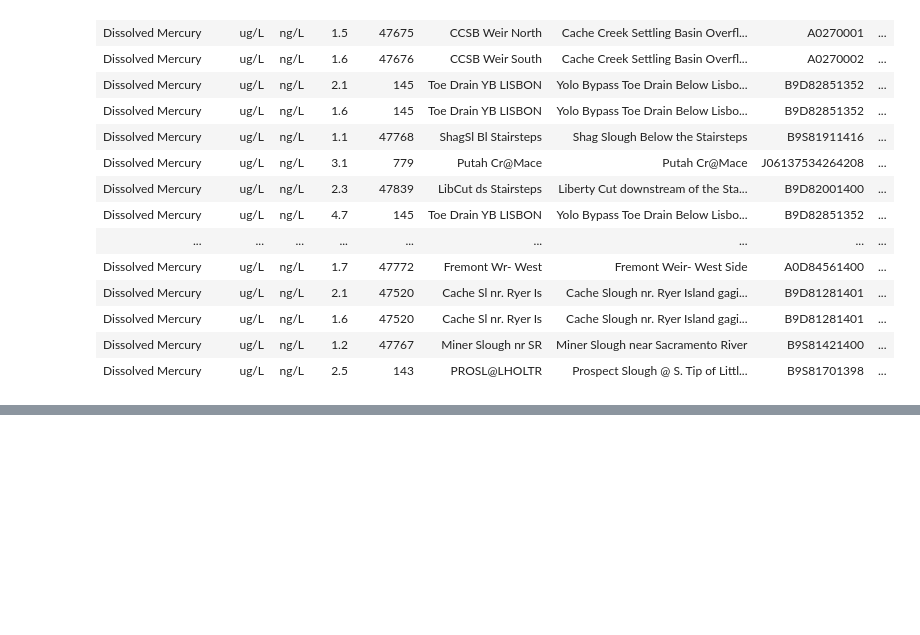
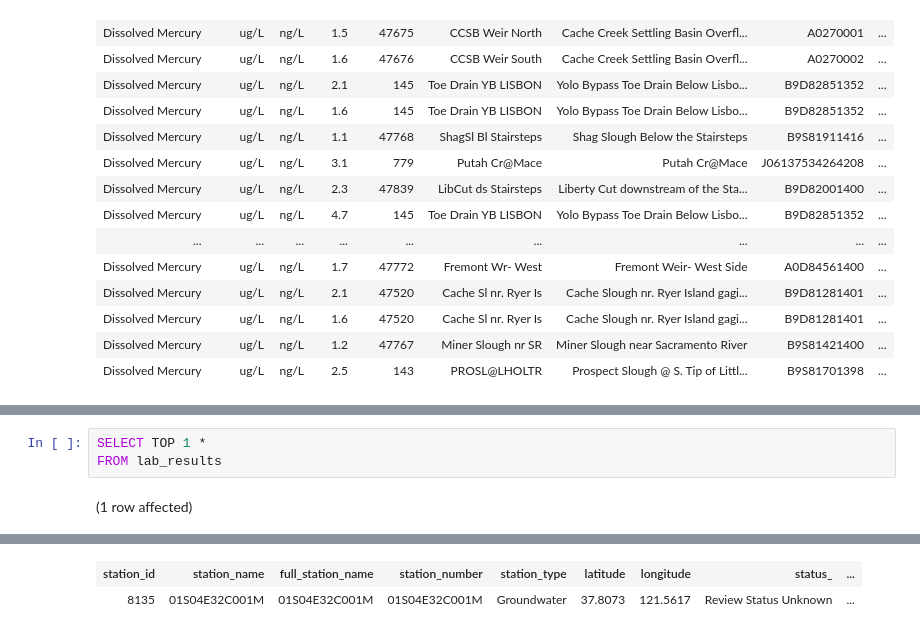
Before and after one commit to FreshOats/Water_Quality, a Jupyter notebook: 03_Addressing_Units_In_Lab_Findings.ipynb, the cells around one changed output, grey strips where cells are left out. Drawn from its saved outputs; the diff is of its cells as text; blank space fills up the shorter version.

Commit message:
Modified file to query all necessary parameters for Tableau

```diff
--- a/03_Addressing_Units_In_Lab_Findings.ipynb
+++ b/03_Addressing_Units_In_Lab_Findings.ipynb
@@ -152,0 +170,5 @@ Total execution time: 00:00:00.099
+# %%
+SELECT TOP 1 *
+FROM lab_results
+# %% [output]
+(1 row affected)
@@ -152,0 +176,2 @@ Total execution time: 00:00:00.099
+| station_id | station_name | full_station_name | station_number | station_type | latitude | longitude | status_ | ... |
+| 8135 | 01S04E32C001M | 01S04E32C001M | 01S04E32C001M | Groundwater | 37.8073 | 121.5617 | Review Status Unknown | ... |
```
Also changed, not shown: parts of 6 cells of this notebook.
